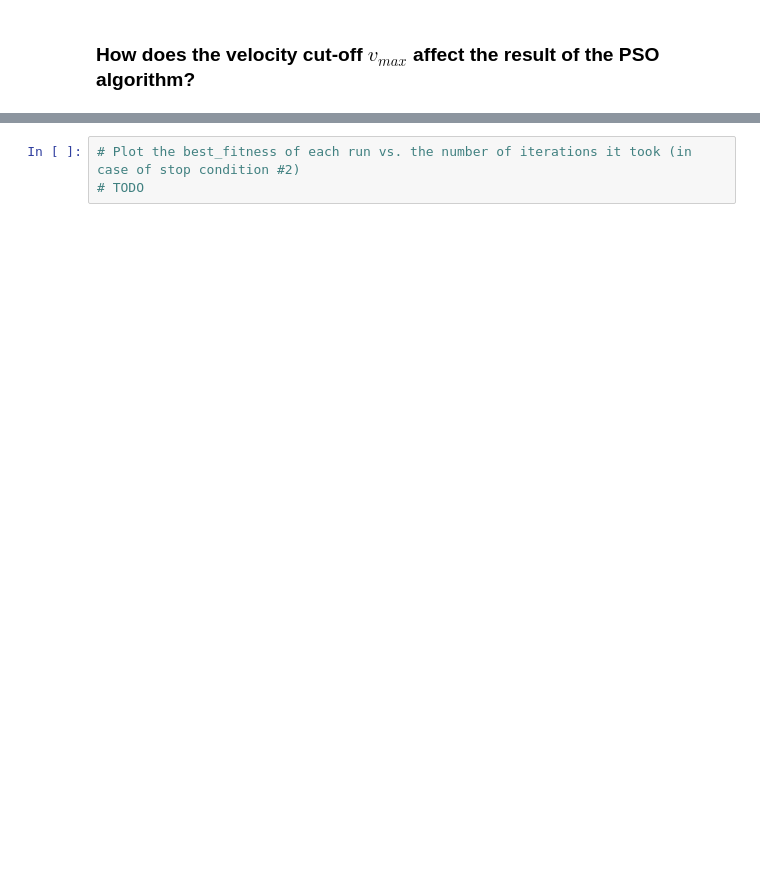
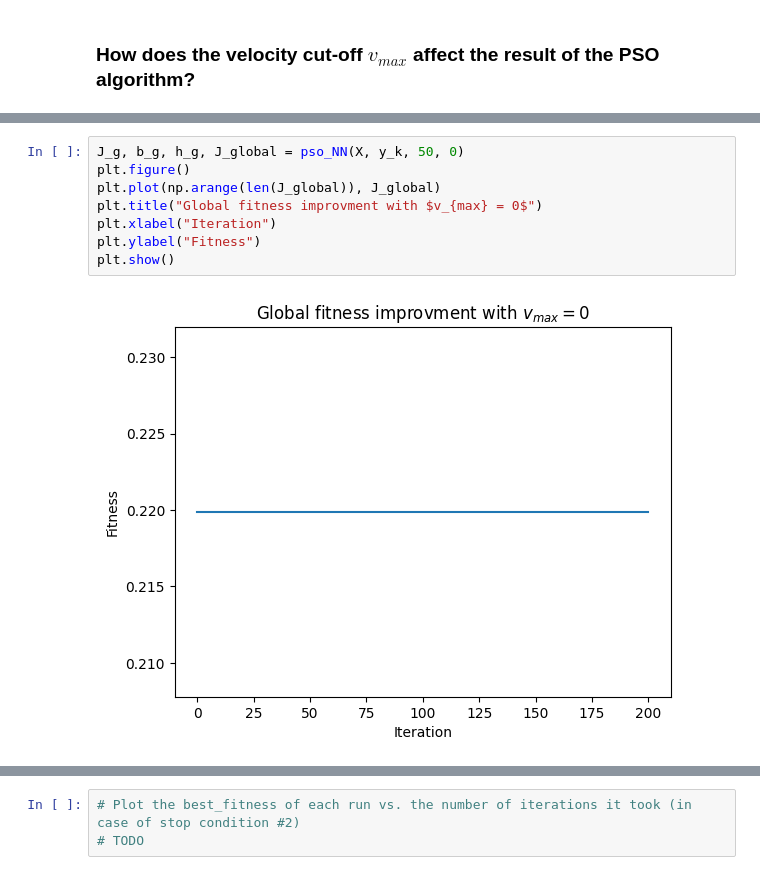
Before and after one commit to Arkanthara/metaheuristics_for_optimization, a Jupyter notebook: TP5_Donnet_Michel_Jean_Joseph.ipynb, the cells around one changed output, grey strips where cells are left out. Saved outputs shown, nothing was run; the diff lists cells and outputs as text; blank space fills up the shorter version.

```diff
--- a/TP5_Donnet_Michel_Jean_Joseph.ipynb
+++ b/TP5_Donnet_Michel_Jean_Joseph.ipynb
@@ -309,3 +354,13 @@ vmax_coeff = [0, 0.1, 0.2, 0.3]
+# %%
+J_g, b_g, h_g, J_global = pso_NN(X, y_k, 50, 0)
+plt.figure()
+plt.plot(np.arange(len(J_global)), J_global)
+plt.title("Global fitness improvment with $v_{max} = 0$")
+plt.xlabel("Iteration")
+plt.ylabel("Fitness")
+plt.show()
+# %% [output]
+[figure, added]
 # %%
 # Run algorithm 10 times, noting the prediction accuracy (or error) for each run
 # TODO
```
Also changed, not shown: parts of 13 cells of this notebook.
